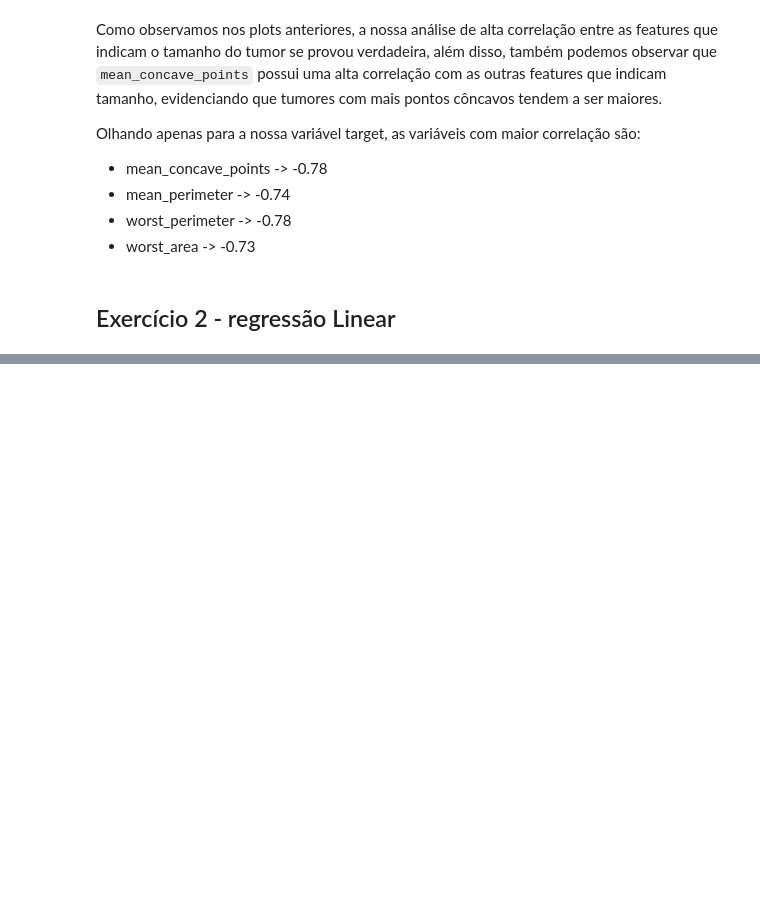
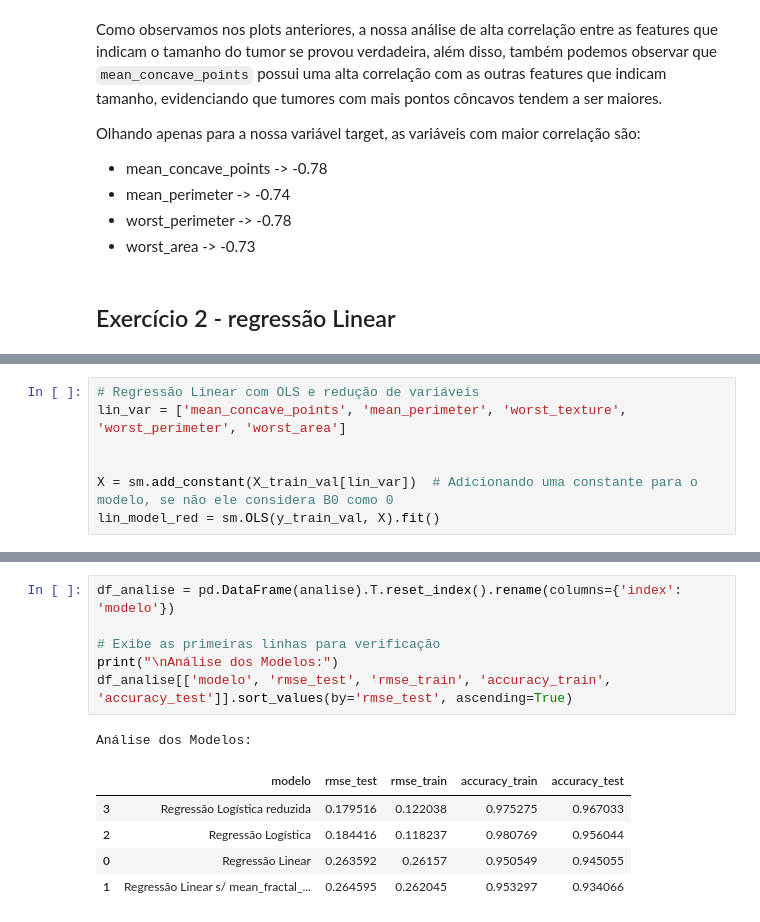
Before and after one commit to EnzoFonteyne/ArtemisCase, a Jupyter notebook: desafio2/desafio2.ipynb, the cells around one changed output, grey strips where cells are left out. Drawn from its saved outputs; the diff is of its cells as text; blank space fills up the shorter version.

```diff
--- a/desafio2/desafio2.ipynb
+++ b/desafio2/desafio2.ipynb
@@ -130,0 +388,7 @@ model = sm.OLS(y, X).fit()
+# %%
+# Regressão Linear com OLS e redução de variáveis
+lin_var = ['mean_concave_points', 'mean_perimeter', 'worst_texture', 'worst_perimeter', 'worst_area']
+
+
+X = sm.add_constant(X_train_val[lin_var])  # Adicionando uma constante para o modelo, se não ele considera B0 como 0
+lin_model_red = sm.OLS(y_train_val, X).fit()
@@ -130,0 +457,13 @@ model = sm.OLS(y, X).fit()
+# %%
+df_analise = pd.DataFrame(analise).T.reset_index().rename(columns={'index': 'modelo'})
+
+# Exibe as primeiras linhas para verificação
+print("\nAnálise dos Modelos:")
+df_analise[['modelo', 'rmse_test', 'rmse_train', 'accuracy_train', 'accuracy_test']].sort_values(by='rmse_test', ascending=True)
+# %% [output]
+Análise dos Modelos:
+|  | modelo | rmse_test | rmse_train | accuracy_train | accuracy_test |
+| 3 | Regressão Logística reduzida | 0.179516 | 0.122038 | 0.975275 | 0.967033 |
+| 2 | Regressão Logística | 0.184416 | 0.118237 | 0.980769 | 0.956044 |
+| 0 | Regressão Linear | 0.263592 | 0.26157 | 0.950549 | 0.945055 |
+| 1 | Regressão Linear s/ mean_fractal_... | 0.264595 | 0.262045 | 0.953297 | 0.934066 |
```
Also changed, not shown: parts of 27 cells of this notebook, 1 other file.
